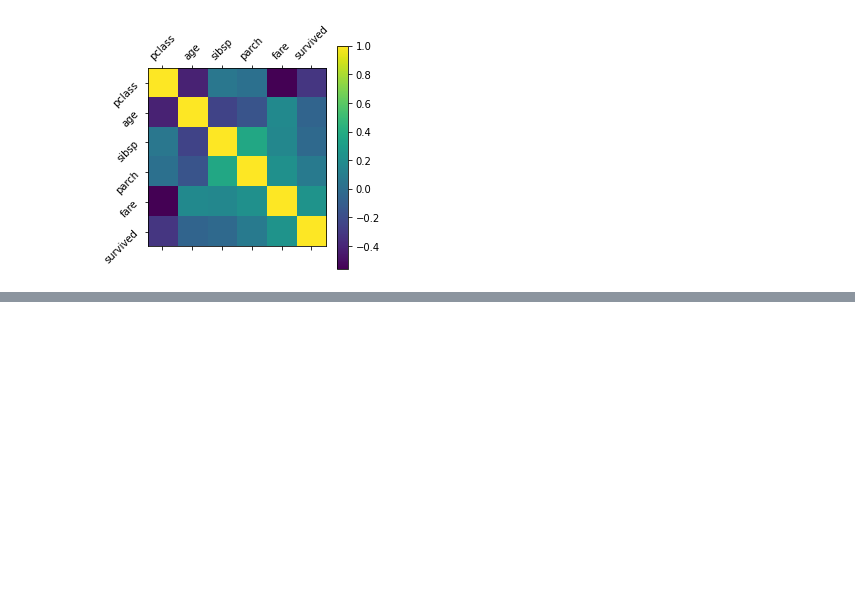
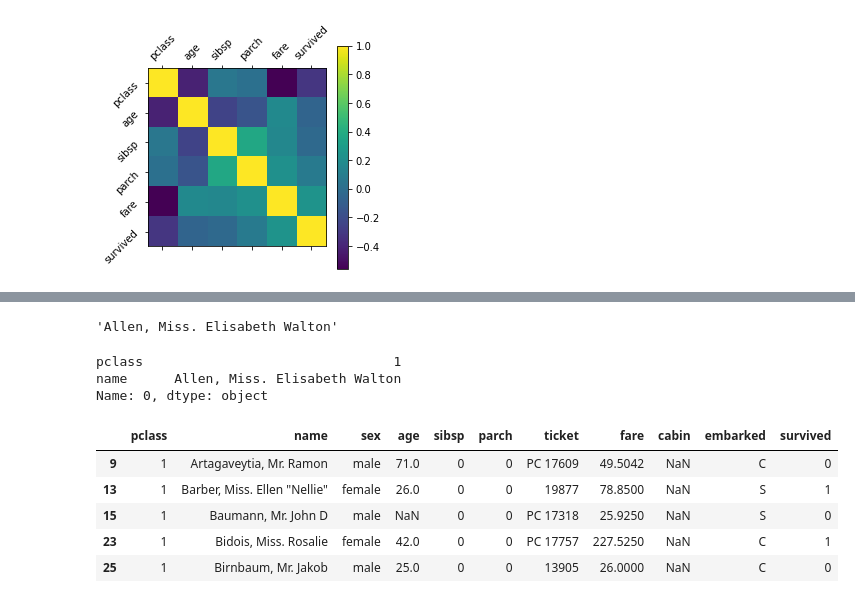
Before and after one commit to Otobi1/Back-to-Basics-A-Refresher-, a Jupyter notebook: Back_to_Basics_Pandas.ipynb, the cells around one changed output, grey strips where cells are left out. Cells and saved outputs as stored; diff of their text form; code cells hidden in the pictures; blank space fills up the shorter version.

```diff
--- a/Back_to_Basics_Pandas.ipynb
+++ b/Back_to_Basics_Pandas.ipynb
@@ -62,0 +157,27 @@ plt.show()
+# %%
+# Selecting a specific value
+
+df.iloc[0,1] # Selects the first passenger and the second detail (name)
+# %% [output]
+'Allen, Miss. Elisabeth Walton'
+# %%
+# compare above with
+
+df.iloc[0,0:2] # this selects the first passenger, and the first two details (class and name)
+# %% [output]
+pclass                                1
+name      Allen, Miss. Elisabeth Walton
+Name: 0, dtype: object
+# %%
+# Preprocessing
+
+# - Rows with at least one NaN value
+
+df[pd.isnull(df).any(axis = 1)].head()
+# %% [output]
+|  | pclass | name | sex | age | sibsp | parch | ticket | fare | cabin | embarked | survived |
+| 9 | 1 | Artagaveytia, Mr. Ramon | male | 71.0 | 0 | 0 | PC 17609 | 49.5042 | NaN | C | 0 |
+| 13 | 1 | Barber, Miss. Ellen "Nellie" | female | 26.0 | 0 | 0 | 19877 | 78.8500 | NaN | S | 1 |
+| 15 | 1 | Baumann, Mr. John D | male | NaN | 0 | 0 | PC 17318 | 25.9250 | NaN | S | 0 |
+| 23 | 1 | Bidois, Miss. Rosalie | female | 42.0 | 0 | 0 | PC 17757 | 227.5250 | NaN | C | 1 |
+| 25 | 1 | Birnbaum, Mr. Jakob | male | 25.0 | 0 | 0 | 13905 | 26.0000 | NaN | C | 0 |
```
Also changed, not shown: parts of 9 cells of this notebook.
